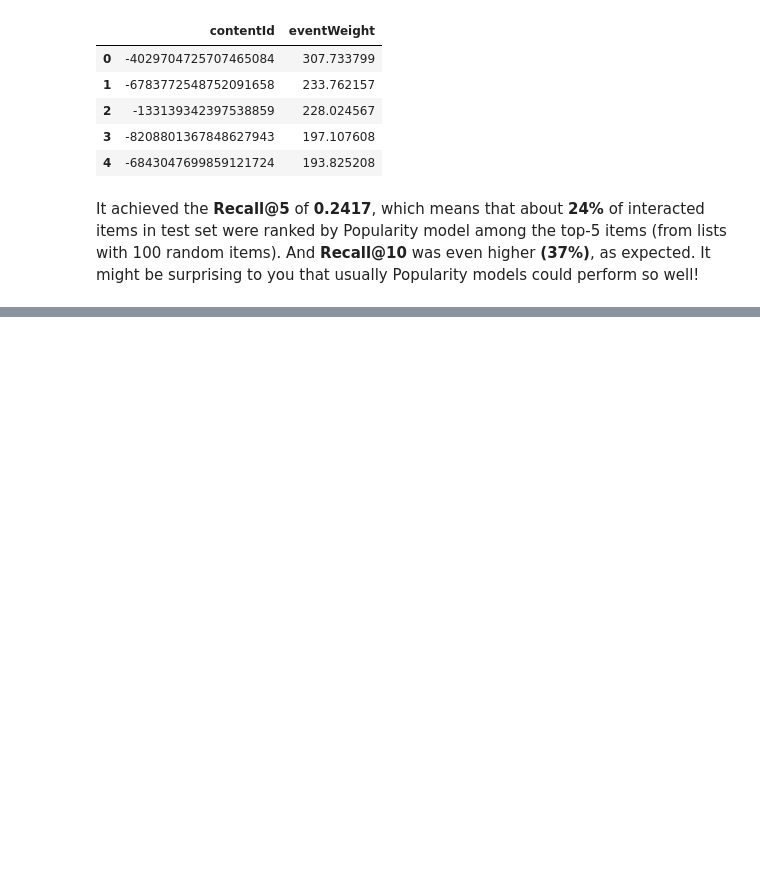
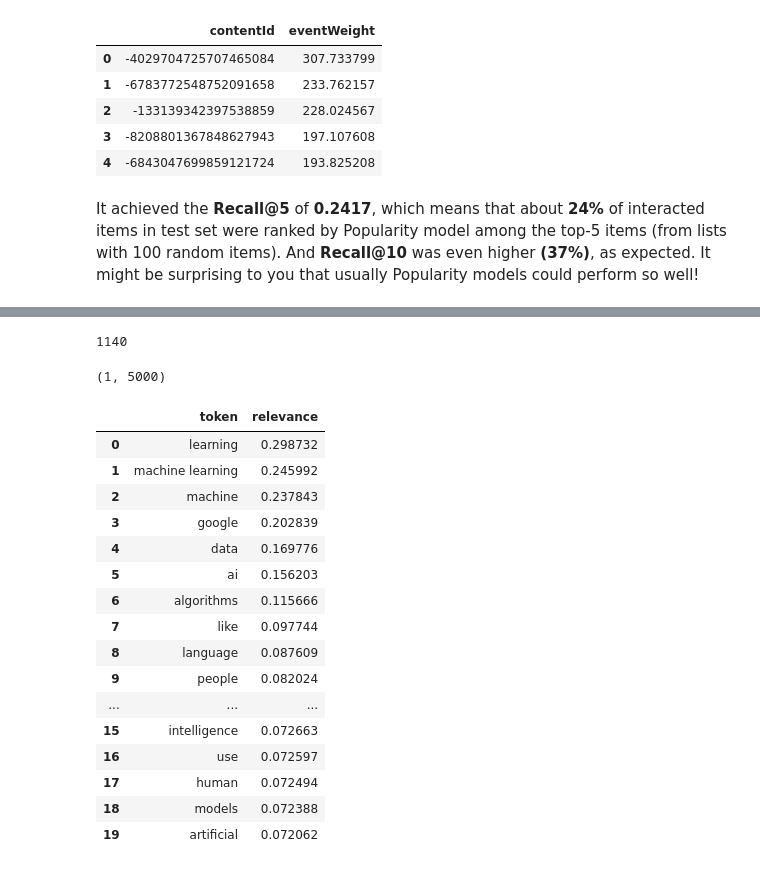
Before and after one commit to salma71/MSDS_SU2020, a Jupyter notebook: Recommender_system612/week_2/Project_2.ipynb, the cells around one changed output, grey strips where cells are left out. Cells and saved outputs as stored; diff of their text form; code cells hidden in the pictures; blank space fills up the shorter version.

Commit message:
tokenize the text

```diff
--- a/Recommender_system612/week_2/Project_2.ipynb
+++ b/Recommender_system612/week_2/Project_2.ipynb
@@ -350,0 +380,58 @@ Global metrics:
+# %%
+def get_item_profile(item_id):
+    idx = item_ids.index(item_id)
+    item_profile = tfidf_matrix[idx:idx+1]
+    return item_profile
+
+def get_item_profiles(ids):
+    item_profiles_list = [get_item_profile(x) for x in ids]
+    item_profiles = scipy.sparse.vstack(item_profiles_list)
+    return item_profiles
+
+def build_users_profile(person_id, interactions_indexed_df):
+    interactions_person_df = interactions_indexed_df.loc[person_id]
+    user_item_profiles = get_item_profiles(interactions_person_df['contentId'])
+
+    user_item_strengths = np.array(interactions_person_df['eventWeight']).reshape(-1,1)
+    #Weighted average of item profiles by the interactions strength
+    user_item_strengths_weighted_avg = np.sum(user_item_profiles.multiply(user_item_strengths), axis=0) / np.sum(user_item_strengths)
+    user_profile_norm = sklearn.preprocessing.normalize(user_item_strengths_weighted_avg)
+    return user_profile_norm
+
+def build_users_profiles():
+    interactions_indexed_df = interactions_train_df[interactions_train_df['contentId'] \
+                                                   .isin(articles_df['contentId'])].set_index('personId')
+    user_profiles = {}
+    for person_id in interactions_indexed_df.index.unique():
+        user_profiles[person_id] = build_users_profile(person_id, interactions_indexed_df)
+    return user_profiles
+# %%
+user_profiles = build_users_profiles()
+len(user_profiles)
+# %% [output]
+1140
+# %%
+myprofile = user_profiles[-1479311724257856983]
+print(myprofile.shape)
+pd.DataFrame(sorted(zip(tfidf_feature_names,
+                        user_profiles[-1479311724257856983].flatten().tolist()), key=lambda x: -x[1])[:20],
+             columns=['token', 'relevance'])
+# %% [output]
+(1, 5000)
+|  | token | relevance |
+| 0 | learning | 0.298732 |
+| 1 | machine learning | 0.245992 |
+| 2 | machine | 0.237843 |
+| 3 | google | 0.202839 |
+| 4 | data | 0.169776 |
+| 5 | ai | 0.156203 |
+| 6 | algorithms | 0.115666 |
+| 7 | like | 0.097744 |
+| 8 | language | 0.087609 |
+| 9 | people | 0.082024 |
+| ... | ... | ... |
+| 15 | intelligence | 0.072663 |
+| 16 | use | 0.072597 |
+| 17 | human | 0.072494 |
+| 18 | models | 0.072388 |
+| 19 | artificial | 0.072062 |
```
Also changed, not shown: parts of 2 cells of this notebook.
